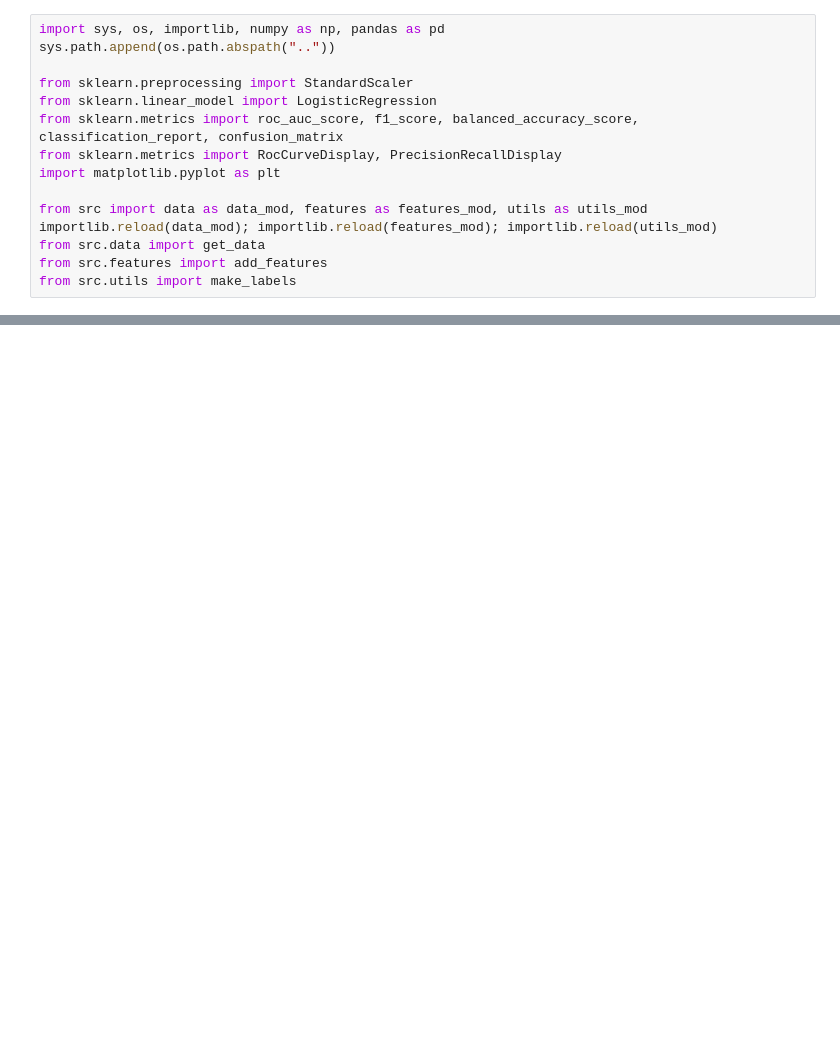
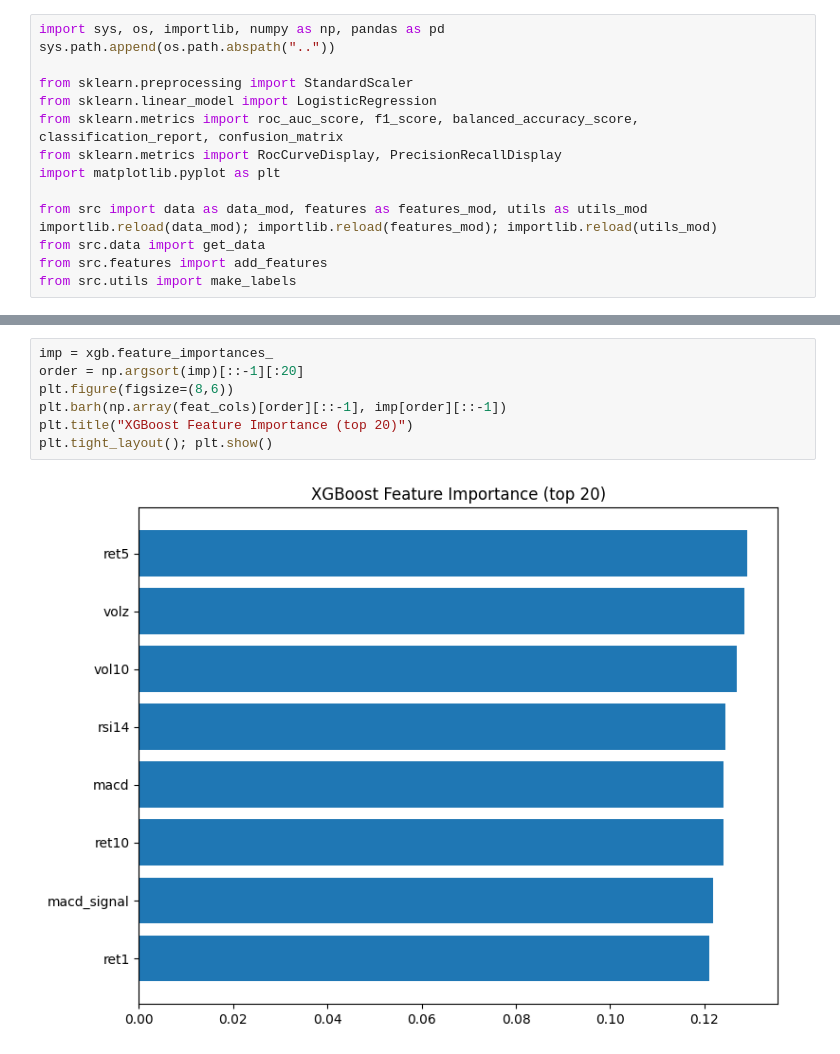
Before and after one commit to yubyunghun/stock-direction-ml, a Jupyter notebook: notebooks/02_features_baselines.ipynb, the cells around one changed output, grey strips where cells are left out. Drawn from its saved outputs; the diff is of its cells as text; blank space fills up the shorter version.

```diff
--- a/notebooks/02_features_baselines.ipynb
+++ b/notebooks/02_features_baselines.ipynb
@@ -204,0 +251,9 @@ plt.legend(); plt.show()
+# %%
+imp = xgb.feature_importances_
+order = np.argsort(imp)[::-1][:20]
+plt.figure(figsize=(8,6))
+plt.barh(np.array(feat_cols)[order][::-1], imp[order][::-1])
+plt.title("XGBoost Feature Importance (top 20)")
+plt.tight_layout(); plt.show()
+# %% [output]
+[figure, added]
```
Also changed, not shown: parts of 13 cells of this notebook, 3 other files.
